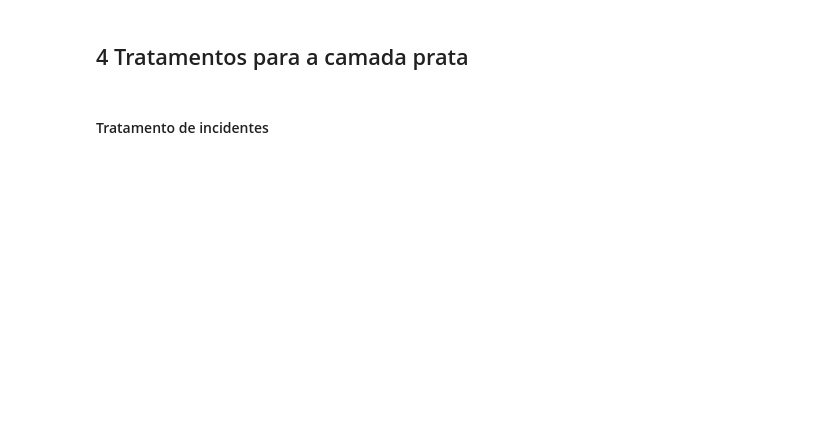
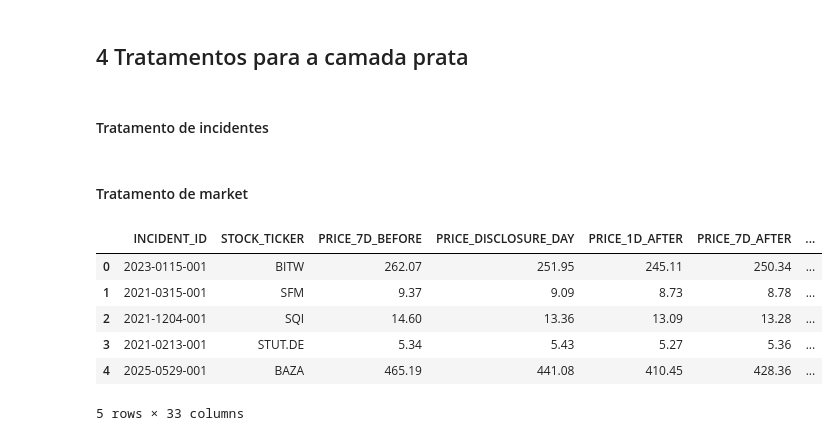
Before and after one commit to CoelhoGoes/pipeline-cybersecurity-breach-impact-dataset, a Jupyter notebook: src/main.ipynb, the cells around one changed output. Cells and saved outputs as stored; diff of their text form; code cells hidden in the pictures; blank space fills up the shorter version.

Commit message:
concluindo tratamento de incidentes na prata

```diff
--- a/src/main.ipynb
+++ b/src/main.ipynb
@@ -272,2 +280,14 @@ df_incidents_bronze = df_incidents_bronze.drop(columns=cols_realmente_ruins, err
 # %%
 df_incidents_bronze.to_parquet(PRATA_PATH / "incidents_prata.parquet", index=False)
+# %% [markdown]
+#### Tratamento de market
+# %%
+df_market_bronze.head(5)
+# %% [output]
+|  | INCIDENT_ID | STOCK_TICKER | PRICE_7D_BEFORE | PRICE_DISCLOSURE_DAY | PRICE_1D_AFTER | PRICE_7D_AFTER | ... |
+| 0 | 2023-0115-001 | BITW | 262.07 | 251.95 | 245.11 | 250.34 | ... |
+| 1 | 2021-0315-001 | SFM | 9.37 | 9.09 | 8.73 | 8.78 | ... |
+| 2 | 2021-1204-001 | SQI | 14.60 | 13.36 | 13.09 | 13.28 | ... |
+| 3 | 2021-0213-001 | STUT.DE | 5.34 | 5.43 | 5.27 | 5.36 | ... |
+| 4 | 2025-0529-001 | BAZA | 465.19 | 441.08 | 410.45 | 428.36 | ... |
+5 rows × 33 columns
```
Also changed, not shown: parts of 5 cells of this notebook.
